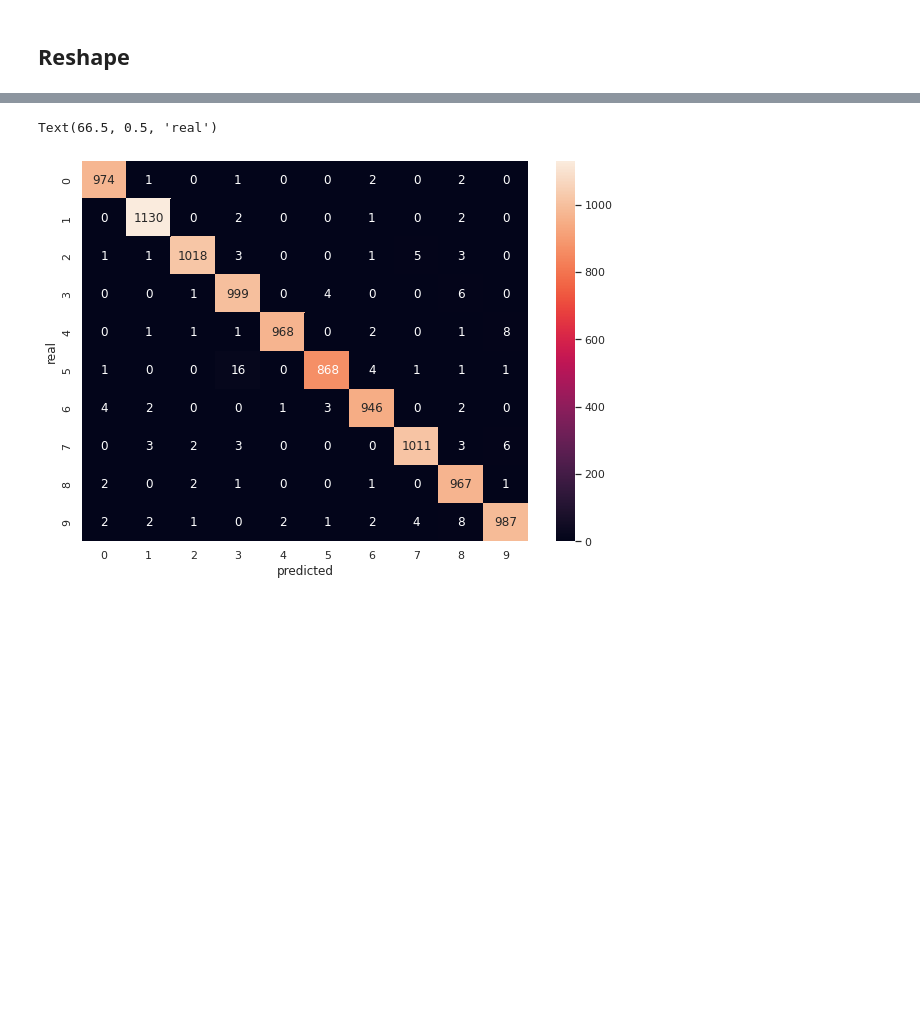
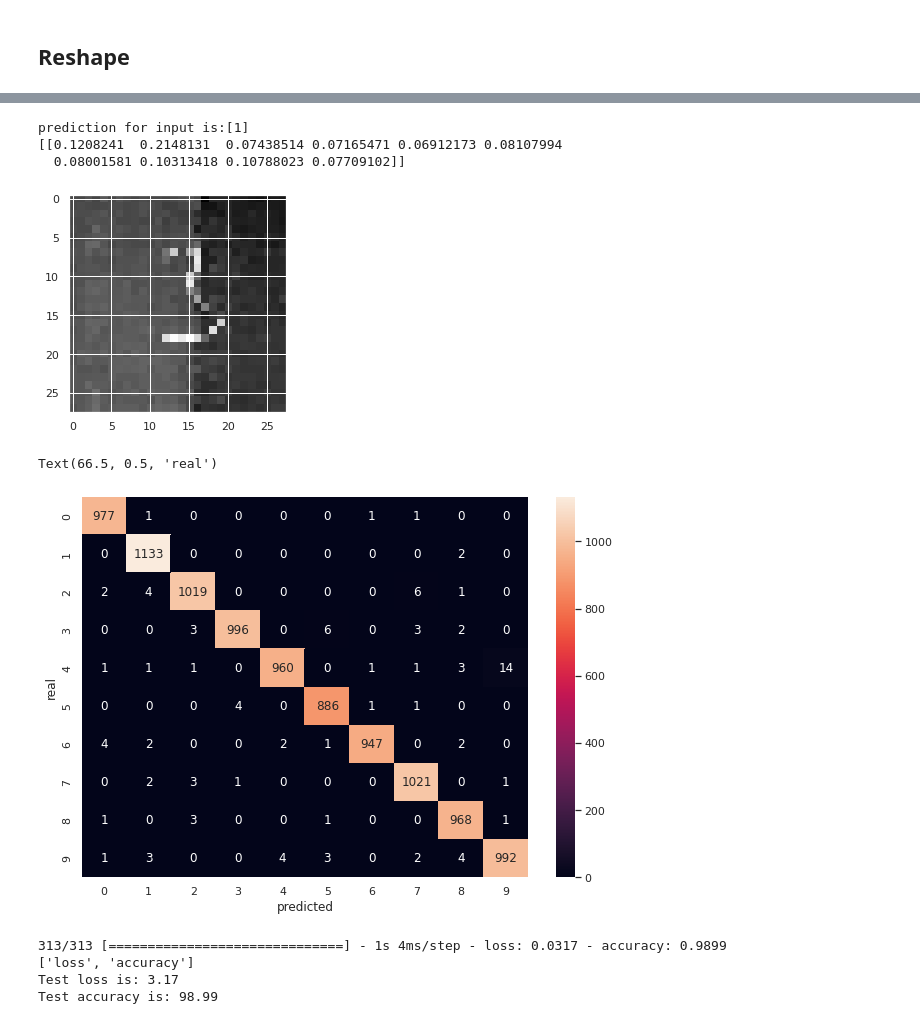
Before and after one commit to tegerte/1, a Jupyter notebook: CNN.ipynb, the cells around one changed output, grey strips where cells are left out. Saved outputs shown, nothing was run; the diff lists cells and outputs as text; code cells hidden in the pictures; blank space fills up the shorter version.

```diff
--- a/CNN.ipynb
+++ b/CNN.ipynb
@@ -113,6 +114,7 @@ def leNet_model():
   model.add(MaxPooling2D(pool_size= (2, 2)))
   model.add(Flatten())
   model.add(Dense(500, activation='relu'))
+  model.add(Dropout(0.5))
   model.add(Dense(num_classes,activation='softmax'))
   model.compile(Adam(learning_rate=LR) ,
               loss='categorical_crossentropy',
@@ -177,3 +183,21 @@ response = requests.get(url, stream=True)
+# %%
+img_arr = np.asarray(img_raw)
+img_res = cv2.resize(img_arr, (28, 28))
+img_gs = cv2.cvtColor(img_res, cv2.COLOR_BGR2GRAY)
+img_rev = cv2.bitwise_not(img_gs)
+plt.imshow(img_rev, cmap=plt.get_cmap('gray'))
+
+img_norm = img_gs/255
+img_reshape = img_norm.reshape(1, 28,28,1)
+
+prediction = np.argmax(m.predict(img_reshape), axis=-1)
+print(f'prediction for input is:{str(prediction)}')
+print(m.predict(img_reshape))
+# %% [output]
+prediction for input is:[1]
+[[0.1208241  0.2148131  0.07438514 0.07165471 0.06912173 0.08107994
+  0.08001581 0.10313418 0.10788023 0.07709102]]
+[figure, added]
 # %%
 y_pred = m.predict(X_test)
 y_pred_labels= [np.argmax(i) for i in y_pred]
@@ -185,4 +209,14 @@ plt.xlabel('predicted')
 plt.ylabel('real')
 # %% [output]
 Text(66.5, 0.5, 'real')
-[figure, old version]
+[figure, new version]
+# %%
+score = m.evaluate(X_test, y_test, verbose=1)
+print(m.metrics_names) #prints all metrics available by evaluate()
+print(f'Test loss is: {score[0]*100:1.3}')
+print(f'Test accuracy is: {score[1]*100:.2f}')
+# %% [output]
+313/313 [==============================] - 1s 4ms/step - loss: 0.0317 - accuracy: 0.9899
+['loss', 'accuracy']
+Test loss is: 3.17
+Test accuracy is: 98.99
```
Also changed, not shown: parts of 6 cells of this notebook.
